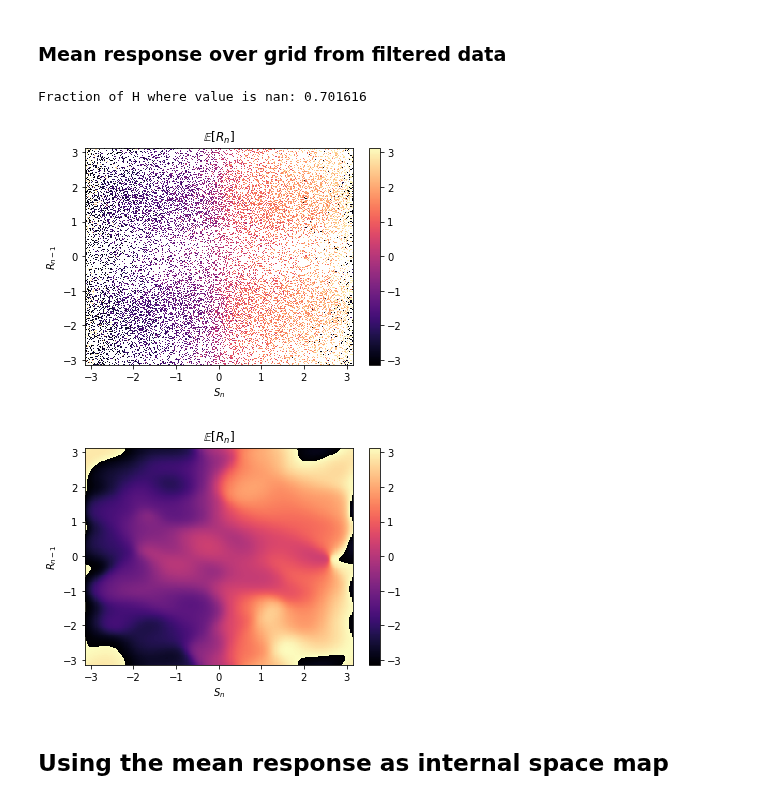
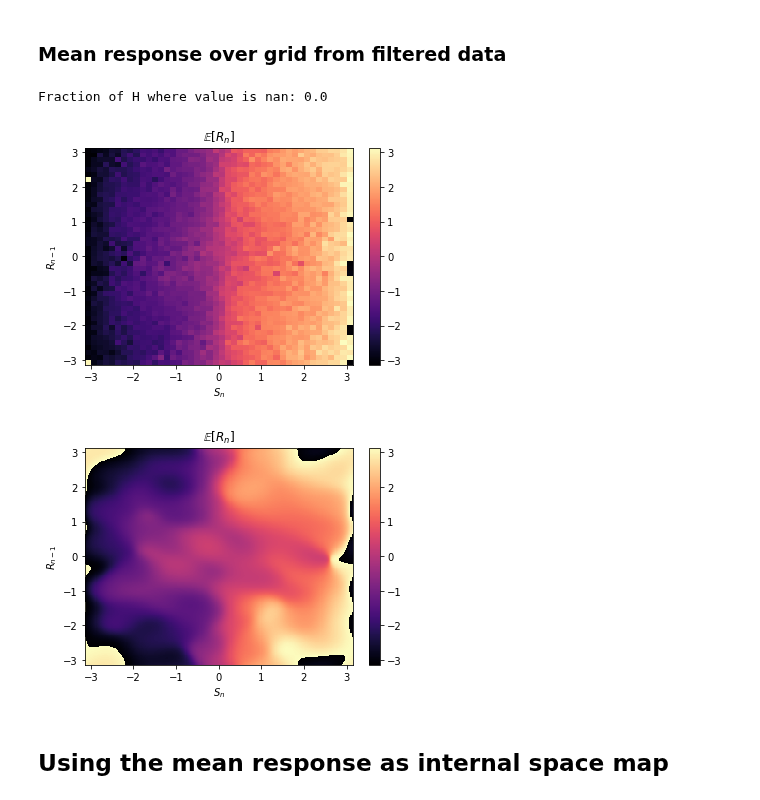
Before and after one commit to ak47na/multisensory_causal_inference, a Jupyter notebook: serial_dependence.ipynb, the cells around one changed output. Drawn from its saved outputs; the diff is of its cells as text; code cells hidden in the pictures.

Commit message:
change to coarse bins for raw data r_n(s_n, r_n_1) histogram

```diff
--- a/serial_dependence.ipynb
+++ b/serial_dependence.ipynb
@@ -94,30 +90,34 @@ plt.show()
 ### Mean response over grid from filtered data
 # %%
 # TODO: For matching Peter's binsize, the histogram has 70% nan values; Fill missing values using linear interp,
-# Gaussian smooting or circular-distance transforms (i.e. nearest non-nan cell)
-binning = 250
+# Gaussian smooting or circular-distance transforms (i.e. nearest non-nan cell). For now, use coarse binning.
+binning = 44
 circmean_mpi_pi = lambda x: circmean(x, high=np.pi, low=-np.pi)
 H, xedges, yedges, binnumber = binned_statistic_2d(y=gam_data['r_n'][:-1], x=gam_data['s_n'][1:],
                                                    values=gam_data['r_n'][1:],
                                             statistic=circmean_mpi_pi, bins=binning, expand_binnumbers=True)
 XX, YY = np.meshgrid(xedges, yedges)
 print(f'Fraction of H where value is nan: {np.sum(np.isnan(H)) / H.size}')
 
 plt.pcolormesh(XX,YY,H.T,cmap='magma')#,vmin=-0.4,vmax=0.4)
 plt.colorbar()
 plt.xlabel('$S_{n}$')
 plt.ylabel('$R_{n-1}$')
 plt.title('$\mathbb{E}[R_{n}]$')
 plt.show()
-plt.pcolormesh(XX,YY,Peter_gam_data['full_pdf_mat'][:, :, 0],cmap='magma')#,vmin=-0.4,vmax=0.4)
+
+_, xedges_250, yedges_250, _ = binned_statistic_2d(y=gam_data['r_n'][:-1], x=gam_data['s_n'][1:],
+                                                   values=gam_data['r_n'][1:],
+                                            statistic=circmean_mpi_pi, bins=250, expand_binnumbers=True)
+plt.pcolormesh(*np.meshgrid(xedges_250, yedges_250),Peter_gam_data['full_pdf_mat'][:, :, 0],cmap='magma')
 plt.colorbar()
 plt.xlabel('$S_{n}$')
 plt.ylabel('$R_{n-1}$')
 plt.title('$\mathbb{E}[R_{n}]$')
 plt.show()
 # %% [output]
-Fraction of H where value is nan: 0.701616
+Fraction of H where value is nan: 0.0
-[figure, old version]
+[figure, new version]
 [figure]
 # %% [markdown]
 ## Using the mean response as internal space map
```
Also changed, not shown: parts of 1 cell of this notebook.
